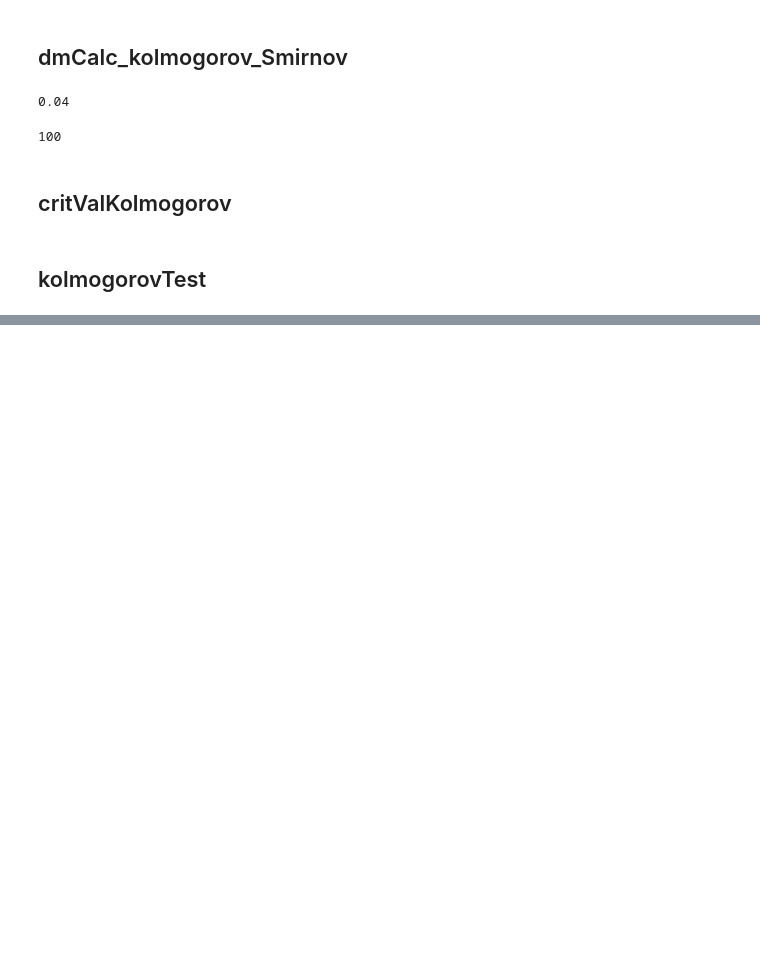
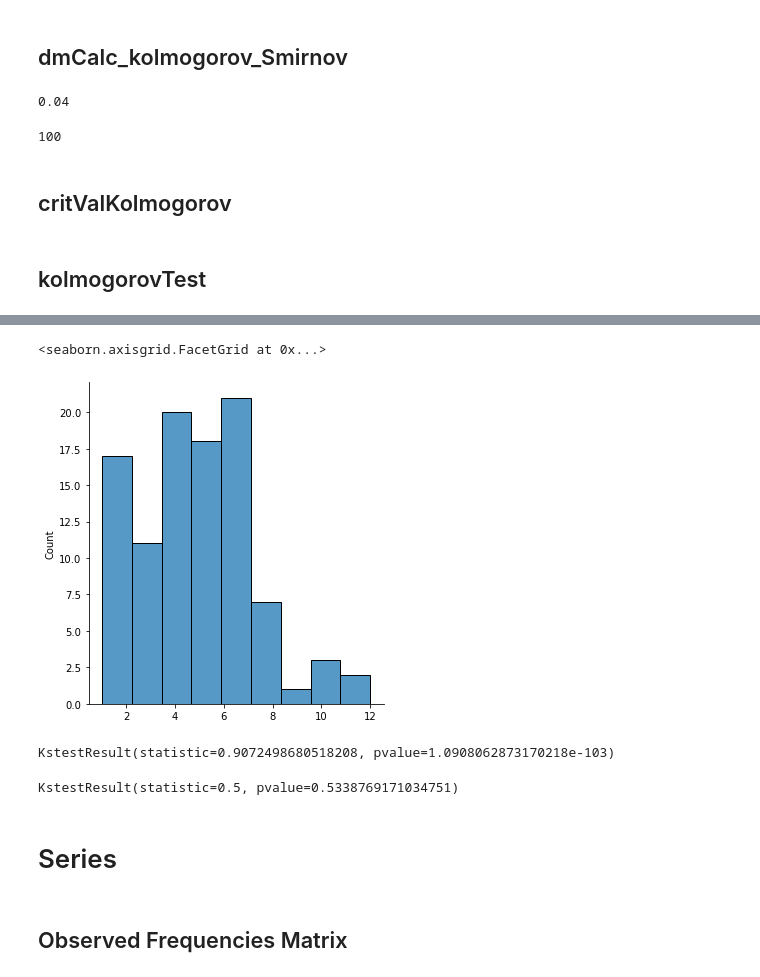
Before and after one commit to DiegoFLM/statistics-probabilty, a Jupyter notebook: randomnessTests/statisticalTesting.ipynb, the cells around one changed output, grey strips where cells are left out. Cells and saved outputs as stored; diff of their text form; code cells hidden in the pictures; blank space fills up the shorter version.

```diff
--- a/randomnessTests/statisticalTesting.ipynb
+++ b/randomnessTests/statisticalTesting.ipynb
@@ -362,0 +438,21 @@ True
+# %%
+sns.displot(data, kind= 'hist')
+# %% [output]
+<seaborn.axisgrid.FacetGrid at 0x...>
+[figure, added]
+# %%
+#perform Kolmogorov-Smirnov test
+kstest(data, 'norm')
+
+# From the output we can see that the test statistic is 0.9072 and
+# the corresponding p-value is 1.0908e-103. Since the p-value is less than .05,
+# we reject the null hypothesis. We have sufficient evidence to say that
+# the sample data does not come from a normal distribution.
+# %% [output]
+KstestResult(statistic=0.9072498680518208, pvalue=1.0908062873170218e-103)
+# %%
+kstest(data, ('poisson', 5))
+# %% [output]
+KstestResult(statistic=0.5, pvalue=0.5338769171034751)
+# %% [markdown]
+# Series
@@ -362,0 +462,2 @@ True
+# %% [markdown]
+## Observed Frequencies Matrix
```
Also changed, not shown: parts of 26 cells of this notebook.
